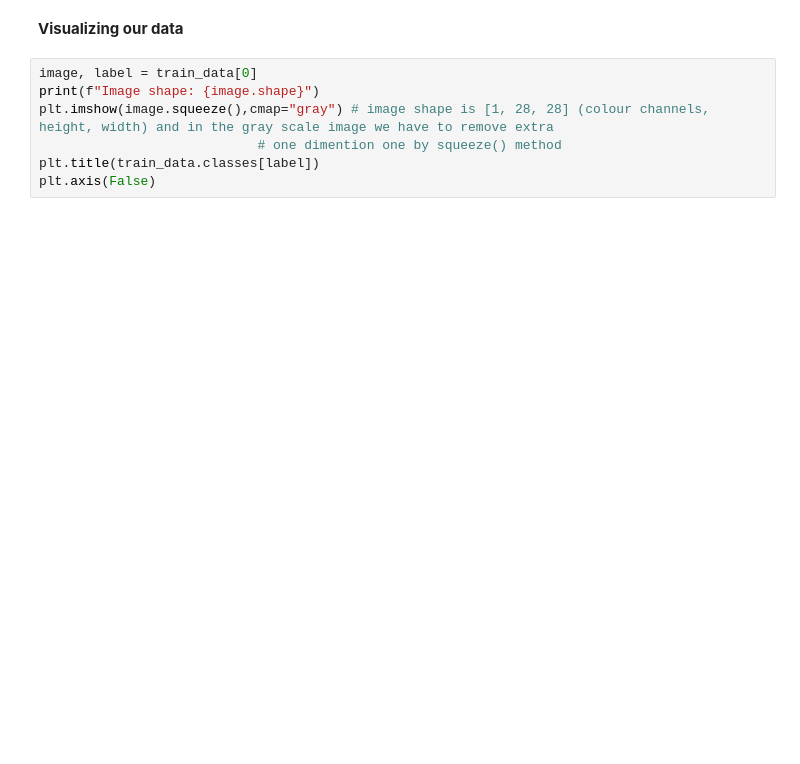
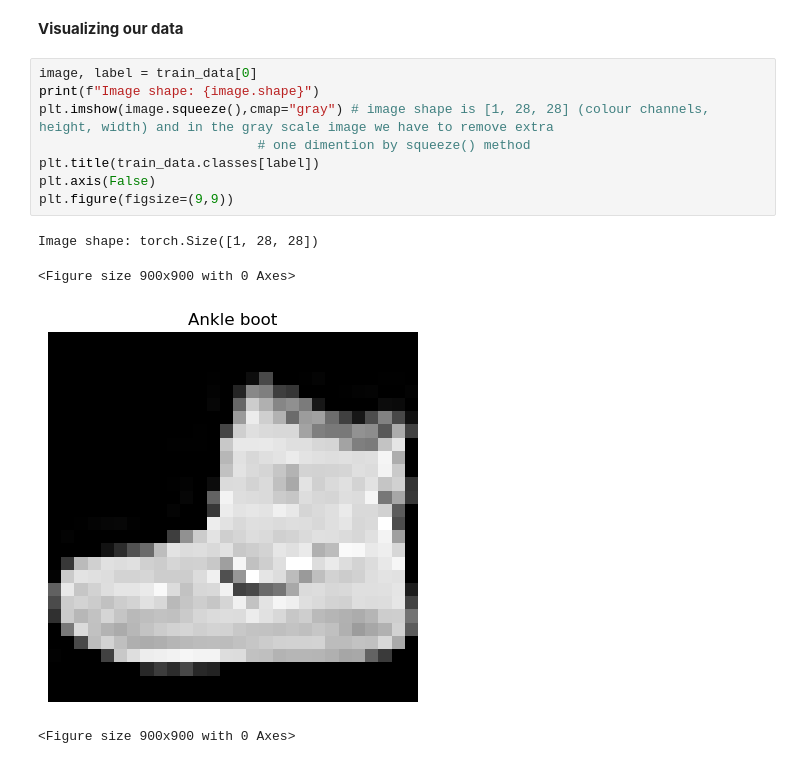
Before and after one commit to Kousher/Pytorch, a Jupyter notebook: 04_Pytorch_Computer-Vision.ipynb, the cells around one changed output. Cells and saved outputs as stored; diff of their text form; blank space fills up the shorter version.

```diff
--- a/04_Pytorch_Computer-Vision.ipynb
+++ b/04_Pytorch_Computer-Vision.ipynb
@@ -57,7 +104,13 @@ image.squeeze().shape
 # %%
 image, label = train_data[0]
 print(f"Image shape: {image.shape}")
 plt.imshow(image.squeeze(),cmap="gray") # image shape is [1, 28, 28] (colour channels, height, width) and in the gray scale image we have to remove extra
-                            # one dimention one by squeeze() method
+                            # one dimention by squeeze() method
 plt.title(train_data.classes[label])
 plt.axis(False)
+plt.figure(figsize=(9,9))
+# %% [output]
+Image shape: torch.Size([1, 28, 28])
+<Figure size 900x900 with 0 Axes>
+[figure, added]
+<Figure size 900x900 with 0 Axes>
```
Also changed, not shown: parts of 38 cells of this notebook.
